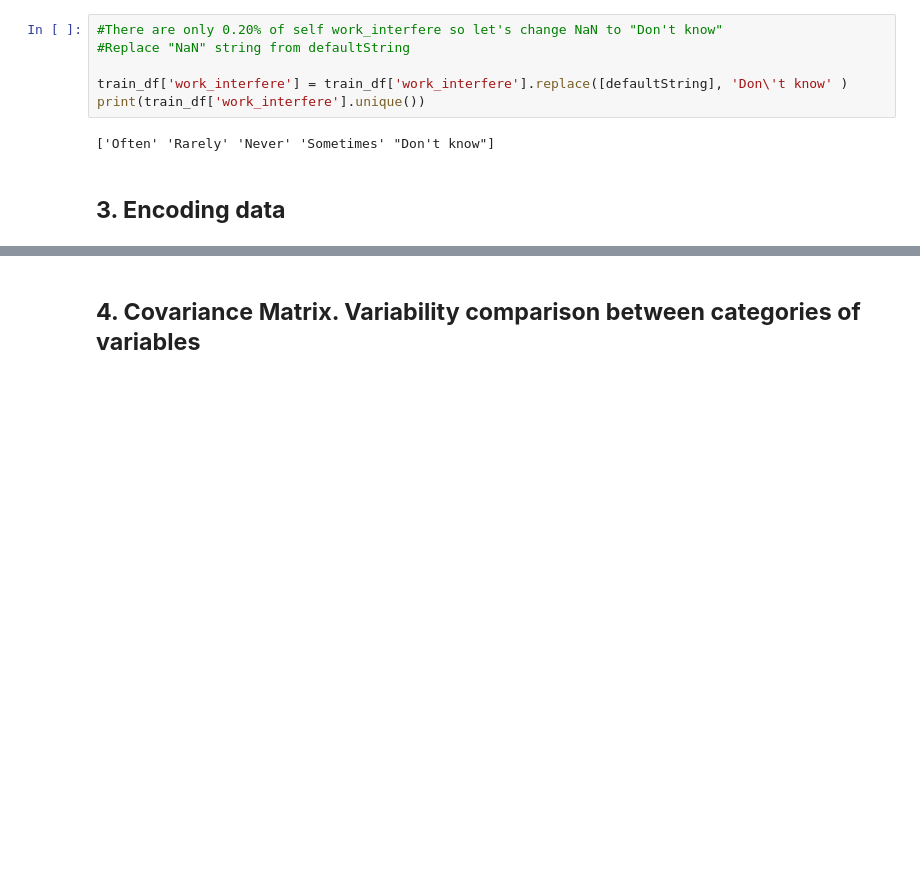
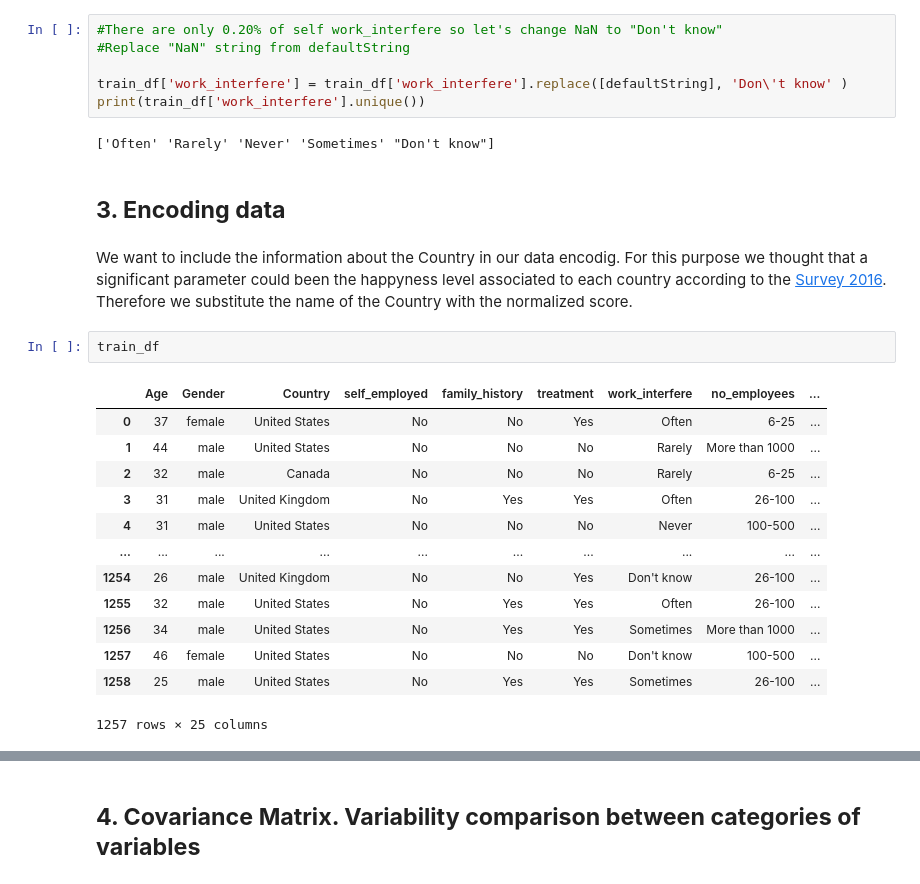
Before and after one commit to StefaniaSferragatta/fds, a Jupyter notebook: machine-learning-for-mental-health-1.ipynb, the cells around one changed output, grey strips where cells are left out. Drawn from its saved outputs; the diff is of its cells as text; blank space fills up the shorter version.

```diff
--- a/machine-learning-for-mental-health-1.ipynb
+++ b/machine-learning-for-mental-health-1.ipynb
@@ -231,5 +231,24 @@ print(train_df['work_interfere'].unique())
 # %% [markdown]
 <a id='Encoding_data'></a>
 ## **3. Encoding data**
+# %% [markdown]
+We want to include the information about the Country in our data encodig. For this purpose we thought that a significant parameter could been the happyness level associated to each country according to the [Survey 2016](https://meet.google.com/linkredirect?authuser=0&dest=https%3A%2F%2Fwww.kaggle.com%2Funsdsn%2Fworld-happiness). \
+Therefore we substitute the name of the Country with the normalized score.
+# %%
+train_df
+# %% [output]
+|  | Age | Gender | Country | self_employed | family_history | treatment | work_interfere | no_employees | ... |
+| 0 | 37 | female | United States | No | No | Yes | Often | 6-25 | ... |
+| 1 | 44 | male | United States | No | No | No | Rarely | More than 1000 | ... |
+| 2 | 32 | male | Canada | No | No | No | Rarely | 6-25 | ... |
+| 3 | 31 | male | United Kingdom | No | Yes | Yes | Often | 26-100 | ... |
+| 4 | 31 | male | United States | No | No | No | Never | 100-500 | ... |
+| ... | ... | ... | ... | ... | ... | ... | ... | ... | ... |
+| 1254 | 26 | male | United Kingdom | No | No | Yes | Don't know | 26-100 | ... |
+| 1255 | 32 | male | United States | No | Yes | Yes | Often | 26-100 | ... |
+| 1256 | 34 | male | United States | No | Yes | Yes | Sometimes | More than 1000 | ... |
+| 1257 | 46 | female | United States | No | No | No | Don't know | 100-500 | ... |
+| 1258 | 25 | male | United States | No | Yes | Yes | Sometimes | 26-100 | ... |
+1257 rows × 25 columns
 # %%
 #Encoding data
```
Also changed, not shown: parts of 6 cells of this notebook.
